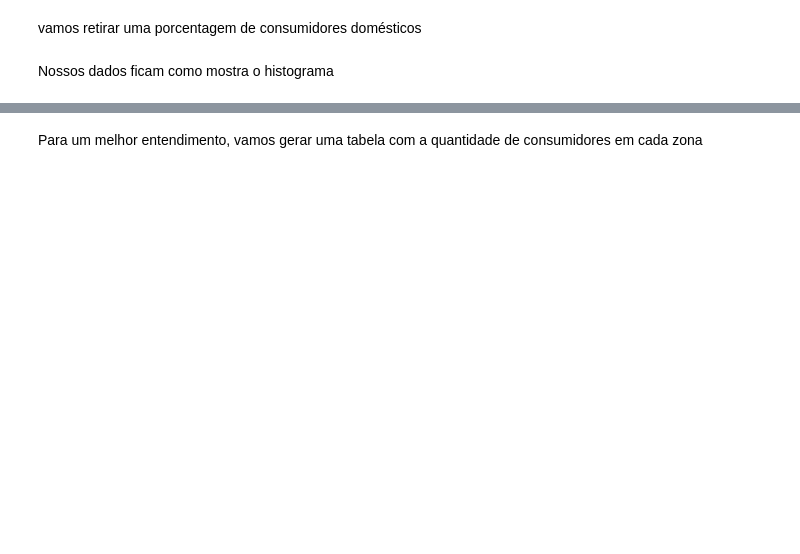
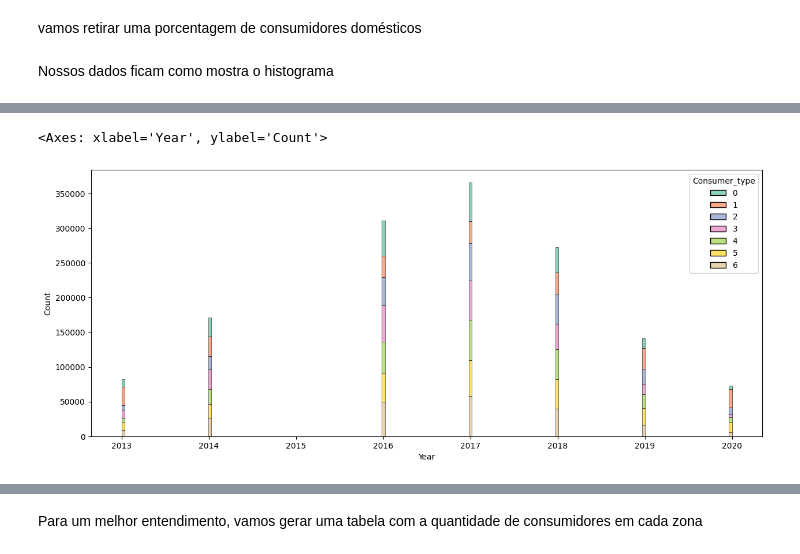
Before and after one commit to marcofranceschini015/Classification-of-water-consumption-types, a Jupyter notebook: Classification_of_Water_Consumption_Types.ipynb, the cells around one changed output, grey strips where cells are left out. Cells and saved outputs as stored; diff of their text form; code cells hidden in the pictures; blank space fills up the shorter version.

```diff
--- a/Classification_of_Water_Consumption_Types.ipynb
+++ b/Classification_of_Water_Consumption_Types.ipynb
@@ -204,0 +225,6 @@ sns.histplot(data = train, x='Installation_zone',hue='Consumer_type',multiple="s
+# %%
+plt.figure(figsize = (15, 6))
+sns.histplot(data = train, x='Year',hue='Consumer_type',multiple="stack",palette='Set2')
+# %% [output]
+<Axes: xlabel='Year', ylabel='Count'>
+[figure, added]
```
Also changed, not shown: parts of 16 cells of this notebook, 3 other files.
